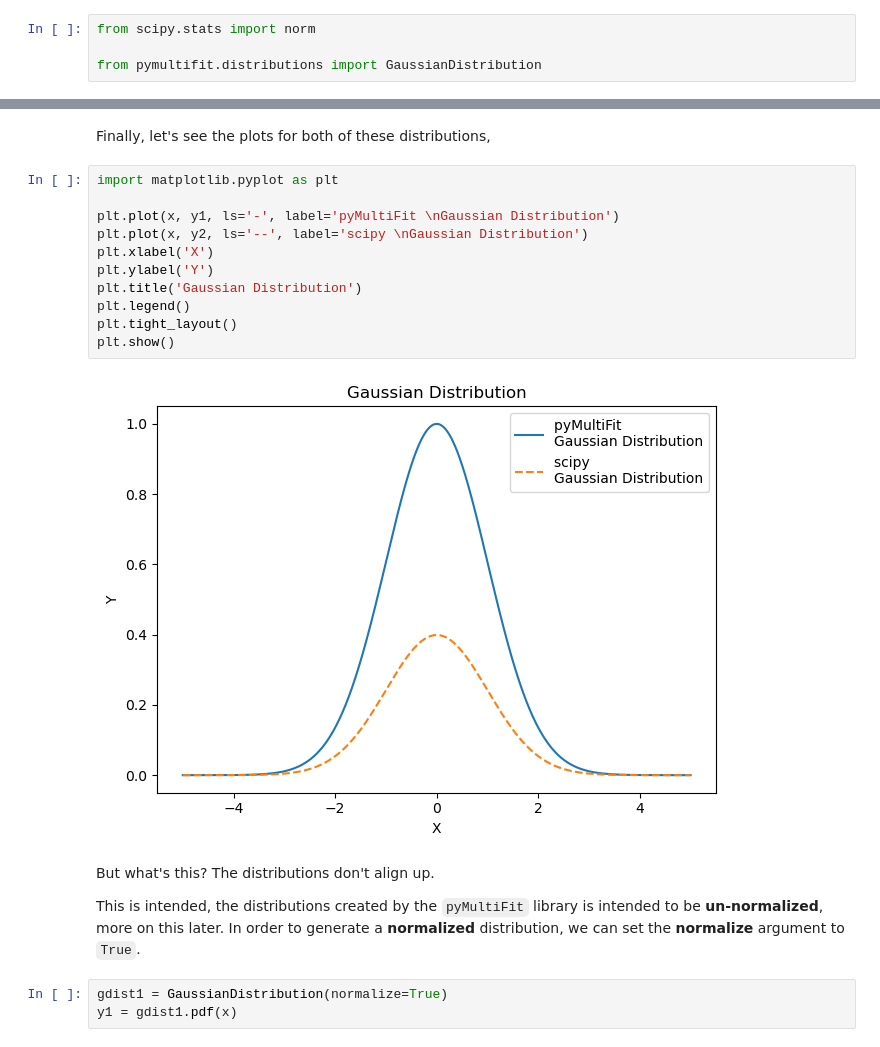
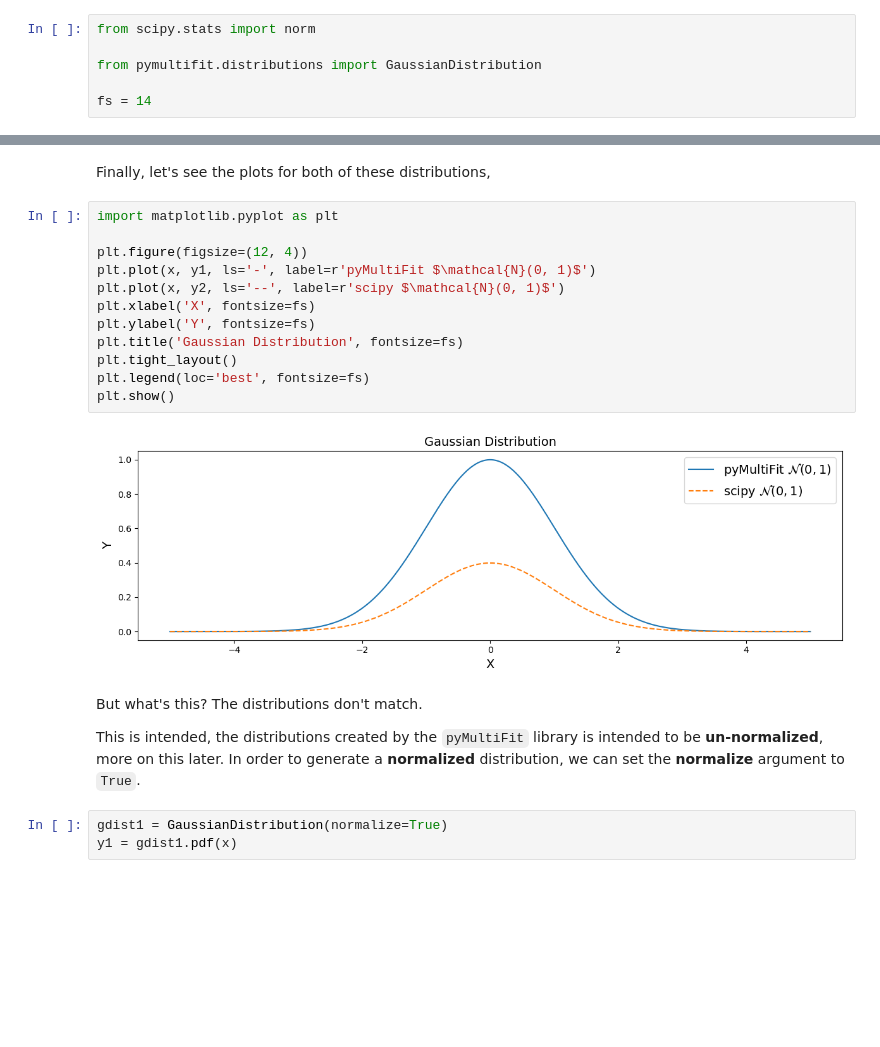
Before and after one commit to syedalimohsinbukhari/pyMultiFit, a Jupyter notebook: tutorials/generating_data.ipynb, the cells around one changed output, grey strips where cells are left out. Cells and saved outputs as stored; diff of their text form; blank space fills up the shorter version.

```diff
--- a/tutorials/generating_data.ipynb
+++ b/tutorials/generating_data.ipynb
@@ -9,4 +9,6 @@ Let's generate $\mathcal{N}(0, 1)$ using `pyMultiFit`. For comparison, we will a
 from scipy.stats import norm
 
 from pymultifit.distributions import GaussianDistribution
+
+fs = 14
 # %% [markdown]
@@ -34,20 +37,22 @@ Finally, let's see the plots for both of these distributions,
 # %%
 import matplotlib.pyplot as plt
 
-plt.plot(x, y1, ls='-', label='pyMultiFit \nGaussian Distribution')
-plt.plot(x, y2, ls='--', label='scipy \nGaussian Distribution')
-plt.xlabel('X')
-plt.ylabel('Y')
-plt.title('Gaussian Distribution')
-plt.legend()
+plt.figure(figsize=(12, 4))
+plt.plot(x, y1, ls='-', label=r'pyMultiFit $\mathcal{N}(0, 1)$')
+plt.plot(x, y2, ls='--', label=r'scipy $\mathcal{N}(0, 1)$')
+plt.xlabel('X', fontsize=fs)
+plt.ylabel('Y', fontsize=fs)
+plt.title('Gaussian Distribution', fontsize=fs)
 plt.tight_layout()
+plt.legend(loc='best', fontsize=fs)
 plt.show()
 # %% [output]
-[figure, old version]
+[figure, new version]
 # %% [markdown]
-But what's this? The distributions don't align up.
+But what's this? The distributions don't match.
 
-This is intended, the distributions created by the ``pyMultiFit`` library is intended to be **un-normalized**, more on this later. In order to generate a **normalized** distribution, we can set the **normalize** argument to `True`.
+This is intended, the distributions created by the ``pyMultiFit`` library is intended to be **un-normalized**, more on this later.
+In order to generate a **normalized** distribution, we can set the **normalize** argument to `True`.
 # %%
 gdist1 = GaussianDistribution(normalize=True)
 y1 = gdist1.pdf(x)
```
Also changed, not shown: parts of 8 cells of this notebook, 1 other file.
